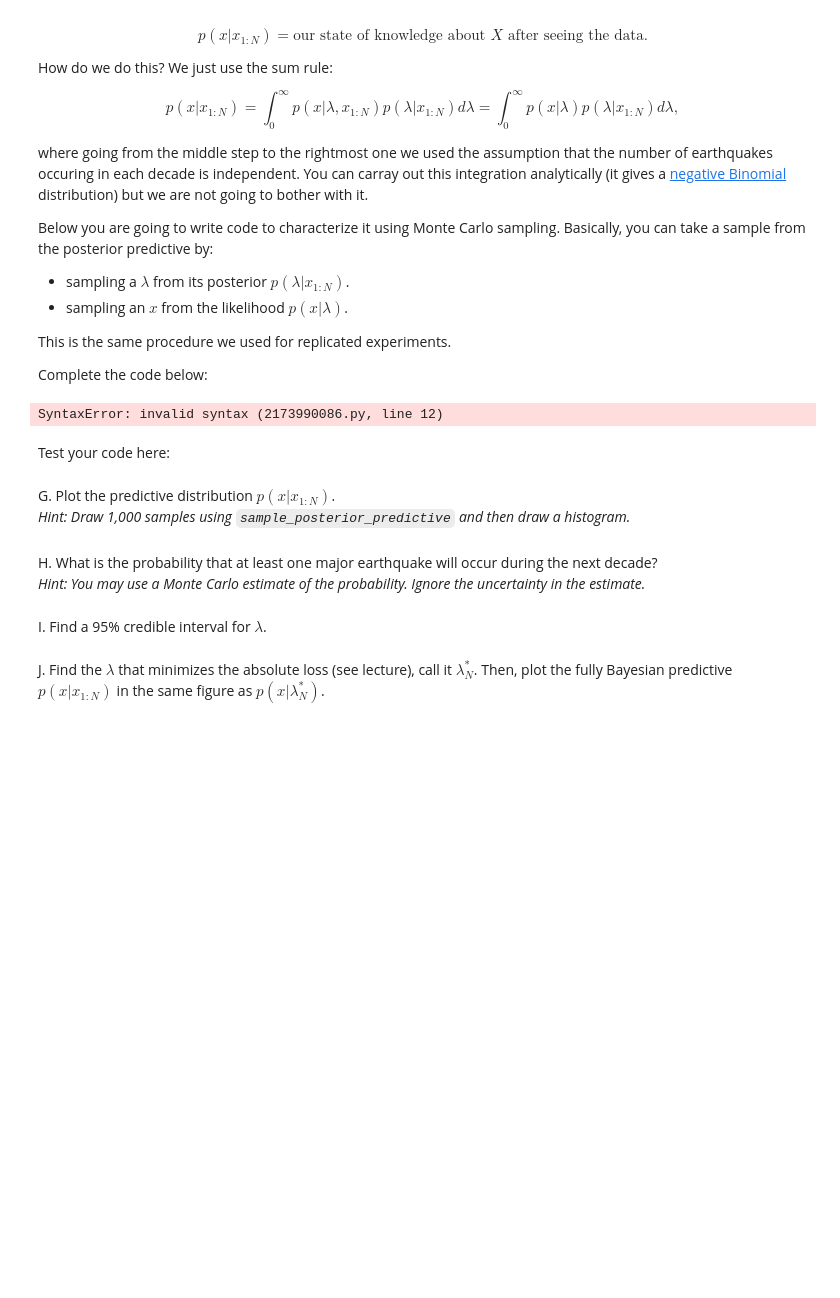
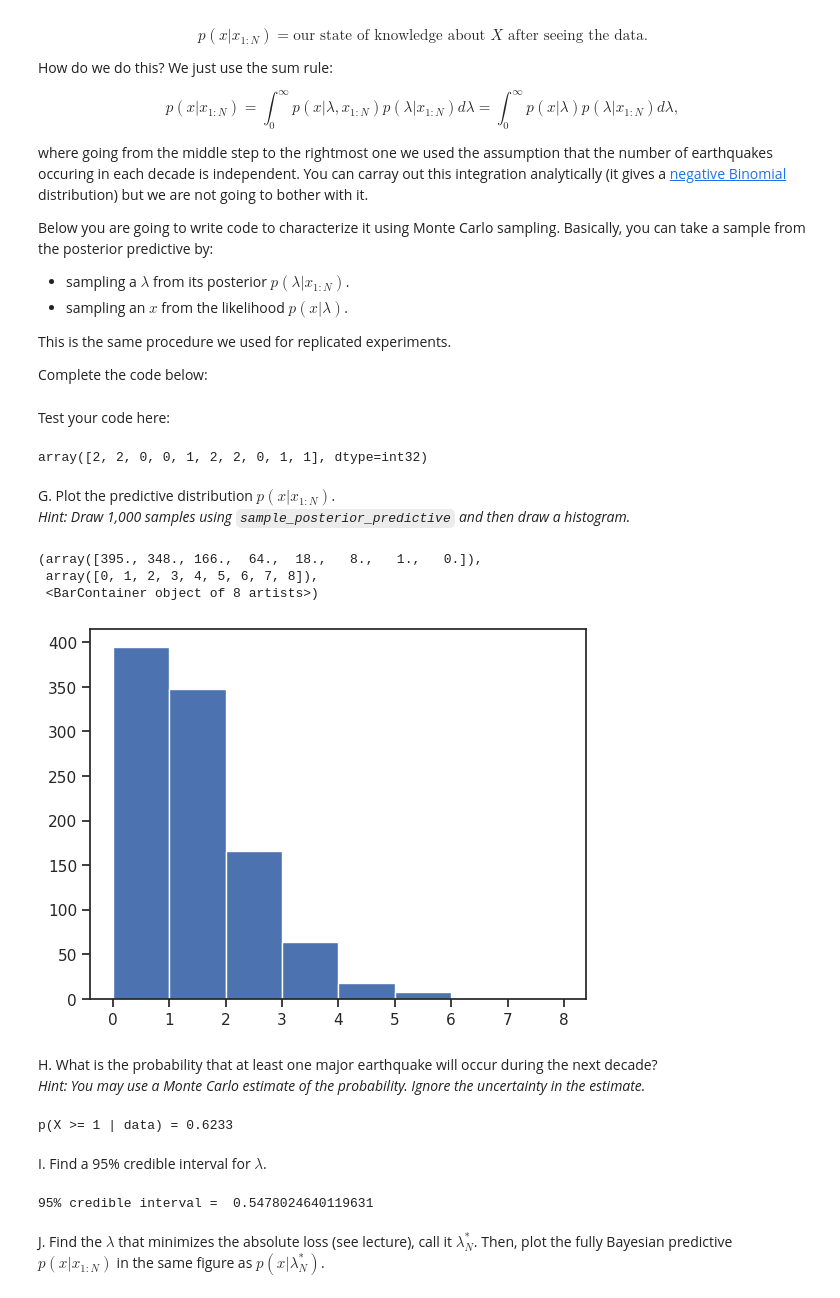
Before and after one commit to zeligerstav/data-analytics-se, a Jupyter notebook: lecturebook/homework/homework-03.ipynb, the cells around one changed output. Cells and saved outputs as stored; diff of their text form; code cells hidden in the pictures; blank space fills up the shorter version.

```diff
--- a/lecturebook/homework/homework-03.ipynb
+++ b/lecturebook/homework/homework-03.ipynb
@@ -637,16 +637,16 @@ def sample_posterior_predictive(n, lambda_post):
     """
     samples = np.empty((n,), dtype="i")
     for i in range(n):
-        lambda_sample = # WRITE ME (SAMPLE FROM POSTERIOR)
-        samples[i] = # WRITE ME (SAMPLE FROM POISSON GIVEN LAMBDA_SAMPLE)
+        lambda_sample = lambda_post.rvs()
+        samples[i] = st.poisson(lambda_sample).rvs()
     return samples
-# %% [output]
-SyntaxError: invalid syntax (2173990086.py, line 12)
 # %% [markdown]
 Test your code here:
 # %%
 samples = sample_posterior_predictive(10, lambda_post)
 samples
+# %% [output]
+array([2, 2, 0, 0, 1, 2, 2, 0, 1, 1], dtype=int32)
 # %% [markdown]
 G. Plot the predictive distribution $p(x|x_{1:N})$.
 <br>
@@ -656,3 +654,13 @@ G. Plot the predictive distribution $p(x|x_{1:N})$.
+# %%
+# Your code here
+samples = sample_posterior_predictive(1000, lambda_post)
+fig, ax = plt.subplots()
+ax.hist(samples,density=False,bins=range(9))
+# %% [output]
+(array([395., 348., 166.,  64.,  18.,   8.,   1.,   0.]),
+ array([0, 1, 2, 3, 4, 5, 6, 7, 8]),
+ <BarContainer object of 8 artists>)
+[figure, added]
 # %% [markdown]
 H. What is the probability that at least one major earthquake will occur during the next decade?
 <br>
@@ -667,13 +675,21 @@ for i in range(num_samples):
     if samples[i] >=1:
         count += 1
 
-prob_of_major_eq = # YOUR ESTIMATE HERE
+prob_of_major_eq = count/num_samples
 
 print(f"p(X >= 1 | data) = {prob_of_major_eq}")
+# %% [output]
+p(X >= 1 | data) = 0.6233
 # %% [markdown]
 I. Find a 95\% credible interval for $\lambda$.
 # %%
 # Write your code here and print() your answer
+num_samples = 10000
+lambdas = lambda_post.rvs(num_samples)
+var = np.var(lambdas)
+print(f"95% credible interval =  {2*np.sqrt(var)}")
+# %% [output]
+95% credible interval =  0.5478024640119631
 # %% [markdown]
 J. Find the $\lambda$ that minimizes the absolute loss (see lecture), call it $\lambda^*_N$.
 Then, plot the fully Bayesian predictive $p(x|x_{1:N})$ in the same figure as $p(x|\lambda^*_N)$.
```
Also changed, not shown: parts of 9 cells of this notebook.
